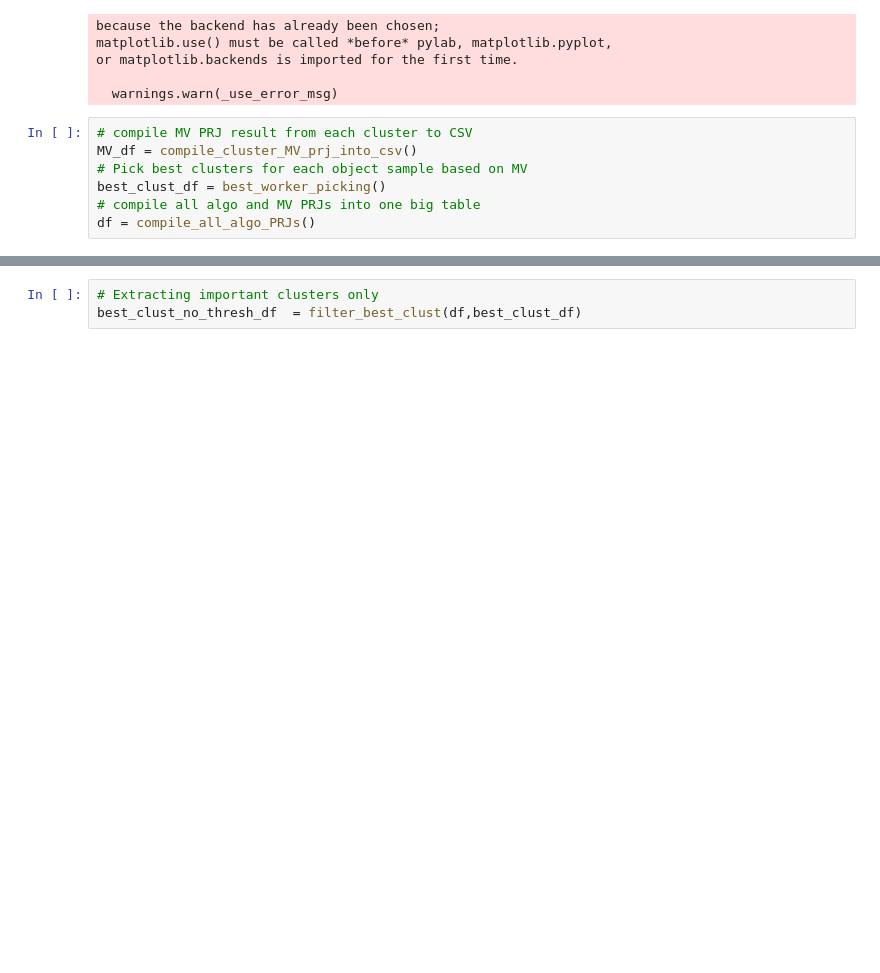
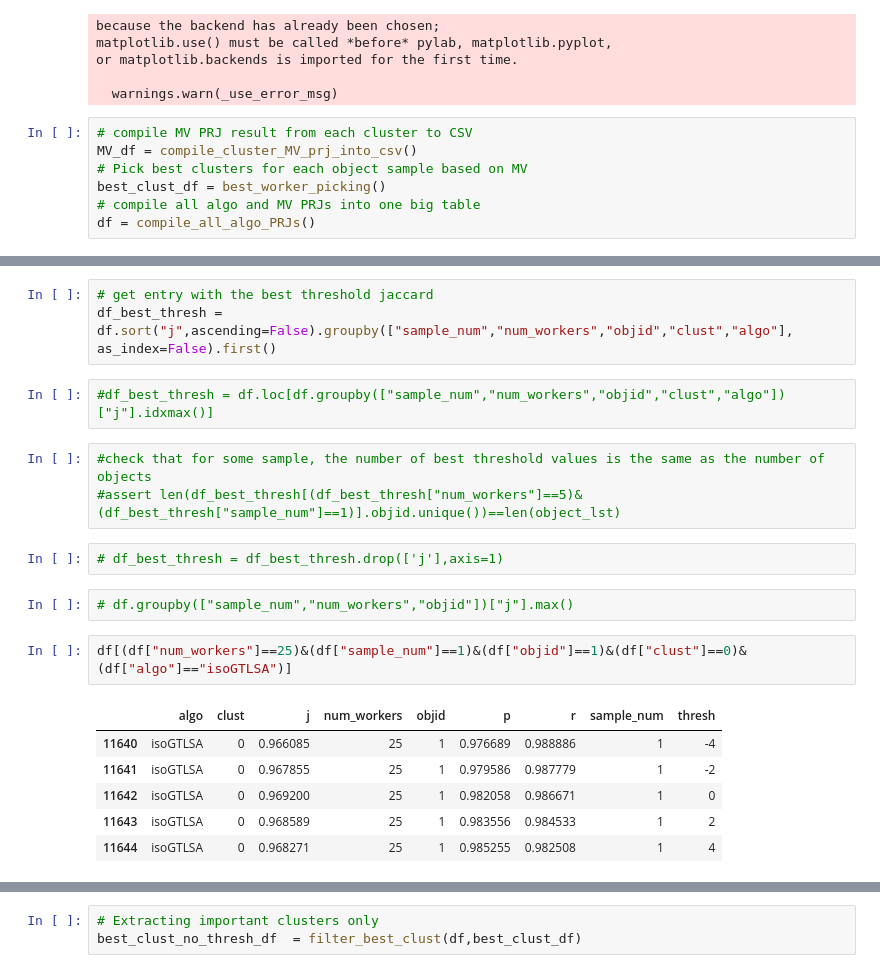
Before and after one commit to cognoscentai/segmentation, a Jupyter notebook: ipynb/PixelBasedGroundTruthExperiment-WithCluster.ipynb, the cells around one changed output, grey strips where cells are left out. Saved outputs shown, nothing was run; the diff lists cells and outputs as text; blank space fills up the shorter version.

```diff
--- a/ipynb/PixelBasedGroundTruthExperiment-WithCluster.ipynb
+++ b/ipynb/PixelBasedGroundTruthExperiment-WithCluster.ipynb
@@ -24,0 +48,21 @@ df = compile_all_algo_PRJs()
+# %%
+# get entry with the best threshold jaccard
+df_best_thresh = df.sort("j",ascending=False).groupby(["sample_num","num_workers","objid","clust","algo"], as_index=False).first()
+# %%
+#df_best_thresh = df.loc[df.groupby(["sample_num","num_workers","objid","clust","algo"])["j"].idxmax()]
+# %%
+#check that for some sample, the number of best threshold values is the same as the number of objects
+#assert len(df_best_thresh[(df_best_thresh["num_workers"]==5)&(df_best_thresh["sample_num"]==1)].objid.unique())==len(object_lst)
+# %%
+# df_best_thresh = df_best_thresh.drop(['j'],axis=1)
+# %%
+# df.groupby(["sample_num","num_workers","objid"])["j"].max()
+# %%
+df[(df["num_workers"]==25)&(df["sample_num"]==1)&(df["objid"]==1)&(df["clust"]==0)&(df["algo"]=="isoGTLSA")]
+# %% [output]
+|  | algo | clust | j | num_workers | objid | p | r | sample_num | thresh |
+| 11640 | isoGTLSA | 0 | 0.966085 | 25 | 1 | 0.976689 | 0.988886 | 1 | -4 |
+| 11641 | isoGTLSA | 0 | 0.967855 | 25 | 1 | 0.979586 | 0.987779 | 1 | -2 |
+| 11642 | isoGTLSA | 0 | 0.969200 | 25 | 1 | 0.982058 | 0.986671 | 1 | 0 |
+| 11643 | isoGTLSA | 0 | 0.968589 | 25 | 1 | 0.983556 | 0.984533 | 1 | 2 |
+| 11644 | isoGTLSA | 0 | 0.968271 | 25 | 1 | 0.985255 | 0.982508 | 1 | 4 |
```
Also changed, not shown: parts of 10 cells of this notebook, 1 other file.
